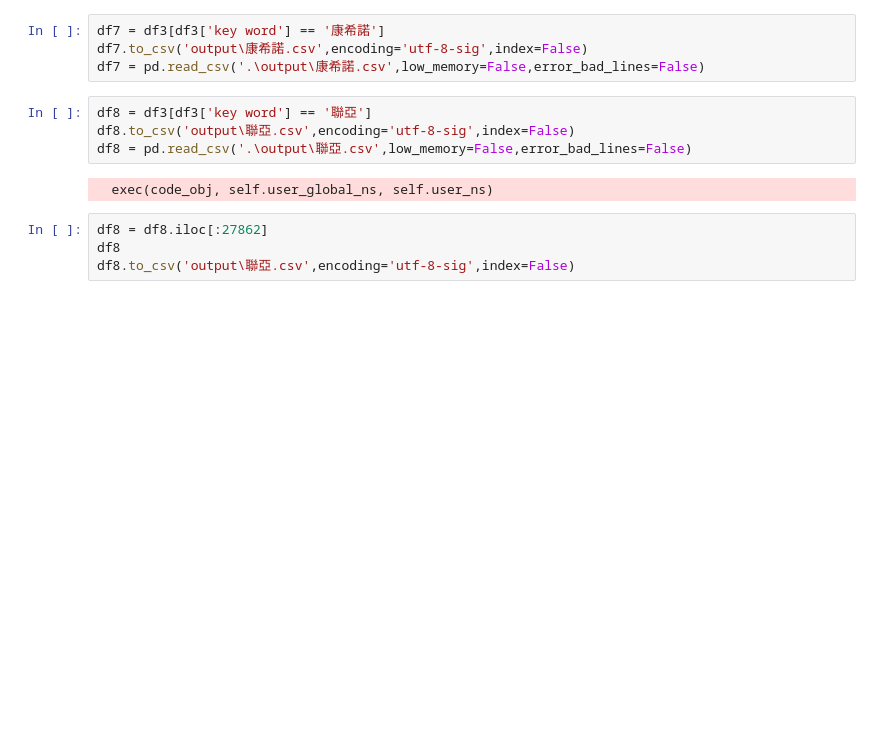
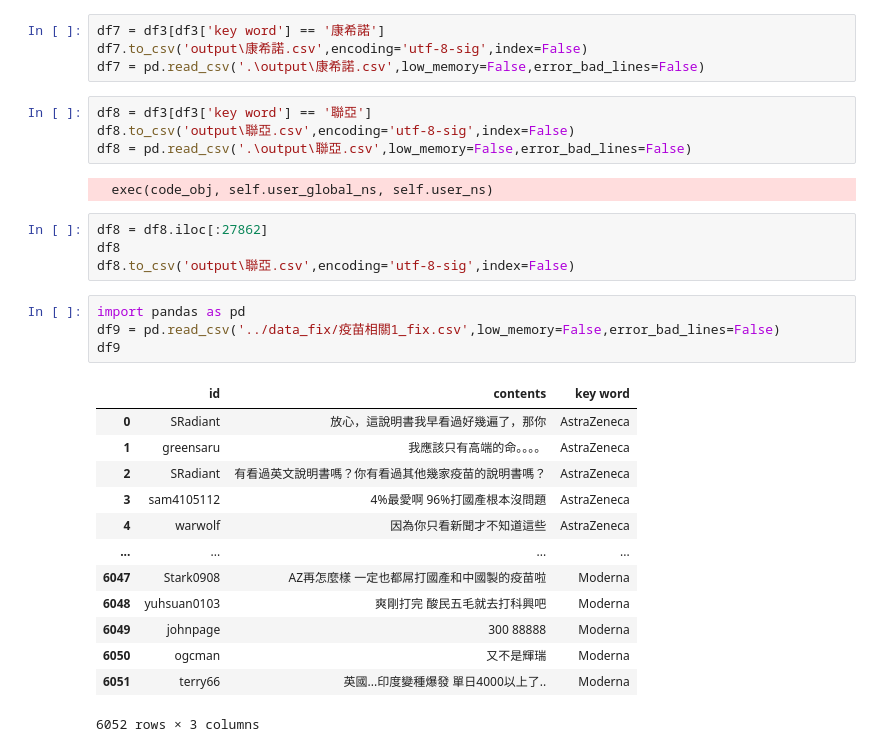
Before and after one commit to huang-jeff0210/hate_speech, a Jupyter notebook: timeSelect/deal.ipynb, the cells around one changed output. Drawn from its saved outputs; the diff is of its cells as text; blank space fills up the shorter version.

```diff
--- a/timeSelect/deal.ipynb
+++ b/timeSelect/deal.ipynb
@@ -121,3 +121,21 @@ df8 = pd.read_csv('.\output\聯亞.csv',low_memory=False,error_bad_lines=False)
 df8 = df8.iloc[:27862]
 df8
 df8.to_csv('output\聯亞.csv',encoding='utf-8-sig',index=False)
+# %%
+import pandas as pd
+df9 = pd.read_csv('../data_fix/疫苗相關1_fix.csv',low_memory=False,error_bad_lines=False)
+df9
+# %% [output]
+|  | id | contents | key word |
+| 0 | SRadiant | 放心，這說明書我早看過好幾遍了，那你 | AstraZeneca |
+| 1 | greensaru | 我應該只有高端的命。。。。 | AstraZeneca |
+| 2 | SRadiant | 有看過英文說明書嗎？你有看過其他幾家疫苗的說明書嗎？ | AstraZeneca |
+| 3 | sam4105112 | 4%最愛啊 96%打國產根本沒問題 | AstraZeneca |
+| 4 | warwolf | 因為你只看新聞才不知道這些 | AstraZeneca |
+| ... | ... | ... | ... |
+| 6047 | Stark0908 | AZ再怎麼樣 一定也都屌打國產和中國製的疫苗啦 | Moderna |
+| 6048 | yuhsuan0103 | 爽剛打完 酸民五毛就去打科興吧 | Moderna |
+| 6049 | johnpage | 300 88888 | Moderna |
+| 6050 | ogcman | 又不是輝瑞 | Moderna |
+| 6051 | terry66 | 英國...印度變種爆發 單日4000以上了.. | Moderna |
+6052 rows × 3 columns
```
Also changed, not shown: parts of 8 cells of this notebook, 8 other files.
